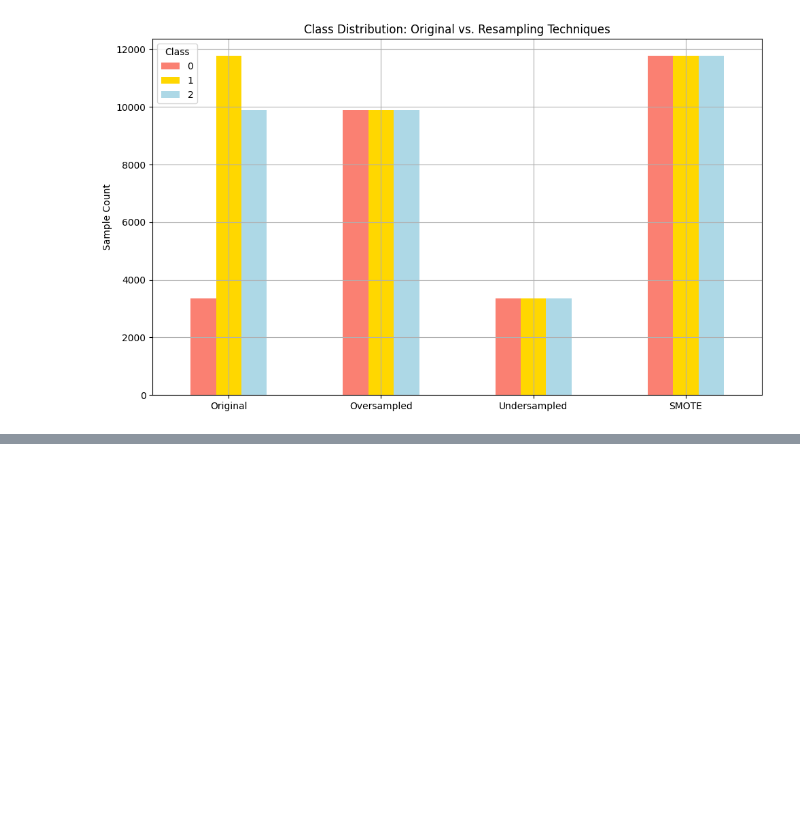
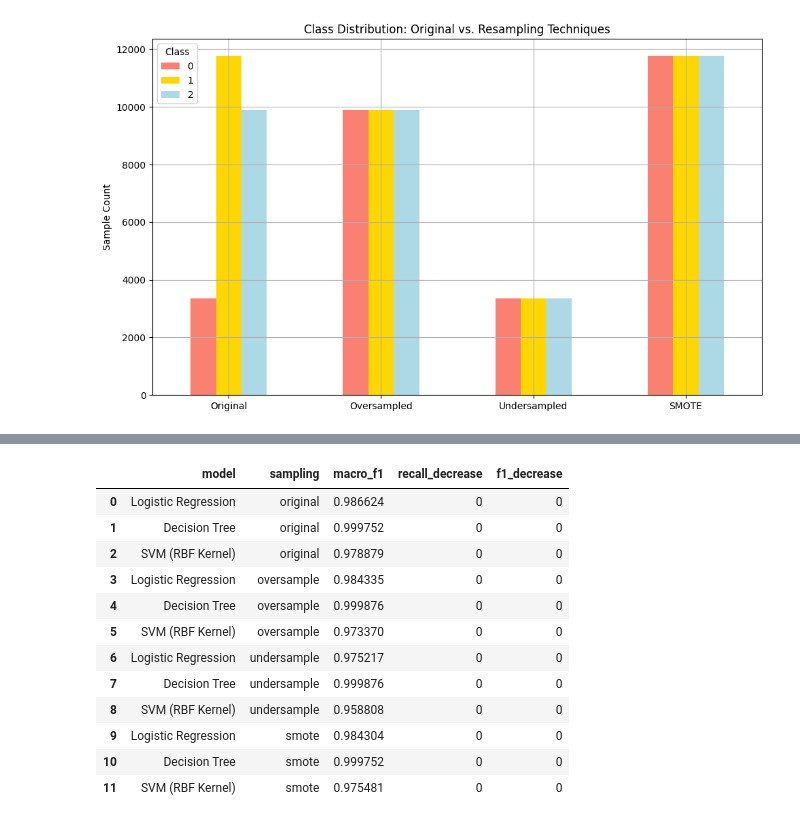
Before and after one commit to AdityaUnal/CreditStore, a Jupyter notebook: classification.ipynb, the cells around one changed output, grey strips where cells are left out. Drawn from its saved outputs; the diff is of its cells as text; code cells hidden in the pictures; blank space fills up the shorter version.

```diff
--- a/classification.ipynb
+++ b/classification.ipynb
@@ -258,0 +299,25 @@ plt.show()
+# %%
+
+
+def run_cv(X, y, model_name, model, sampler_name, sampler, scale=False, k=5):
+    print(f"\n🔍 Model: {model_name} | Sampling: {sampler_name}")
+
+    steps = []
+    if sampler: steps.append(('sampling', sampler))
+    if scale: steps.append(('scaler', StandardScaler()))
+    steps.append(('model', model))
+
+    pipeline = ImbPipeline(steps)
+    cv = StratifiedKFold(n_splits=k, shuffle=True, random_state=42)
+
+    y_pred = cross_val_predict(pipeline, X, y, cv=cv)
+    report = classification_report(y, y_pred, digits=3, output_dict=True)
+
+    print(classification_report(y, y_pred, digits=3))
+    return {
+        'model': model_name,
+        'sampling': sampler_name,
+        'macro_f1': report['macro avg']['f1-score'],
+        'recall_decrease': report.get('Decrease', {}).get('recall', 0),
+        'f1_decrease': report.get('Decrease', {}).get('f1-score', 0)
+    }
@@ -258,0 +352,16 @@ plt.show()
+# %%
+pd.DataFrame(results).sort_values(by='f1_decrease', ascending=False)
+# %% [output]
+|  | model | sampling | macro_f1 | recall_decrease | f1_decrease |
+| 0 | Logistic Regression | original | 0.986624 | 0 | 0 |
+| 1 | Decision Tree | original | 0.999752 | 0 | 0 |
+| 2 | SVM (RBF Kernel) | original | 0.978879 | 0 | 0 |
+| 3 | Logistic Regression | oversample | 0.984335 | 0 | 0 |
+| 4 | Decision Tree | oversample | 0.999876 | 0 | 0 |
+| 5 | SVM (RBF Kernel) | oversample | 0.973370 | 0 | 0 |
+| 6 | Logistic Regression | undersample | 0.975217 | 0 | 0 |
+| 7 | Decision Tree | undersample | 0.999876 | 0 | 0 |
+| 8 | SVM (RBF Kernel) | undersample | 0.958808 | 0 | 0 |
+| 9 | Logistic Regression | smote | 0.984304 | 0 | 0 |
+| 10 | Decision Tree | smote | 0.999752 | 0 | 0 |
+| 11 | SVM (RBF Kernel) | smote | 0.975481 | 0 | 0 |
```
Also changed, not shown: parts of 12 cells of this notebook.
